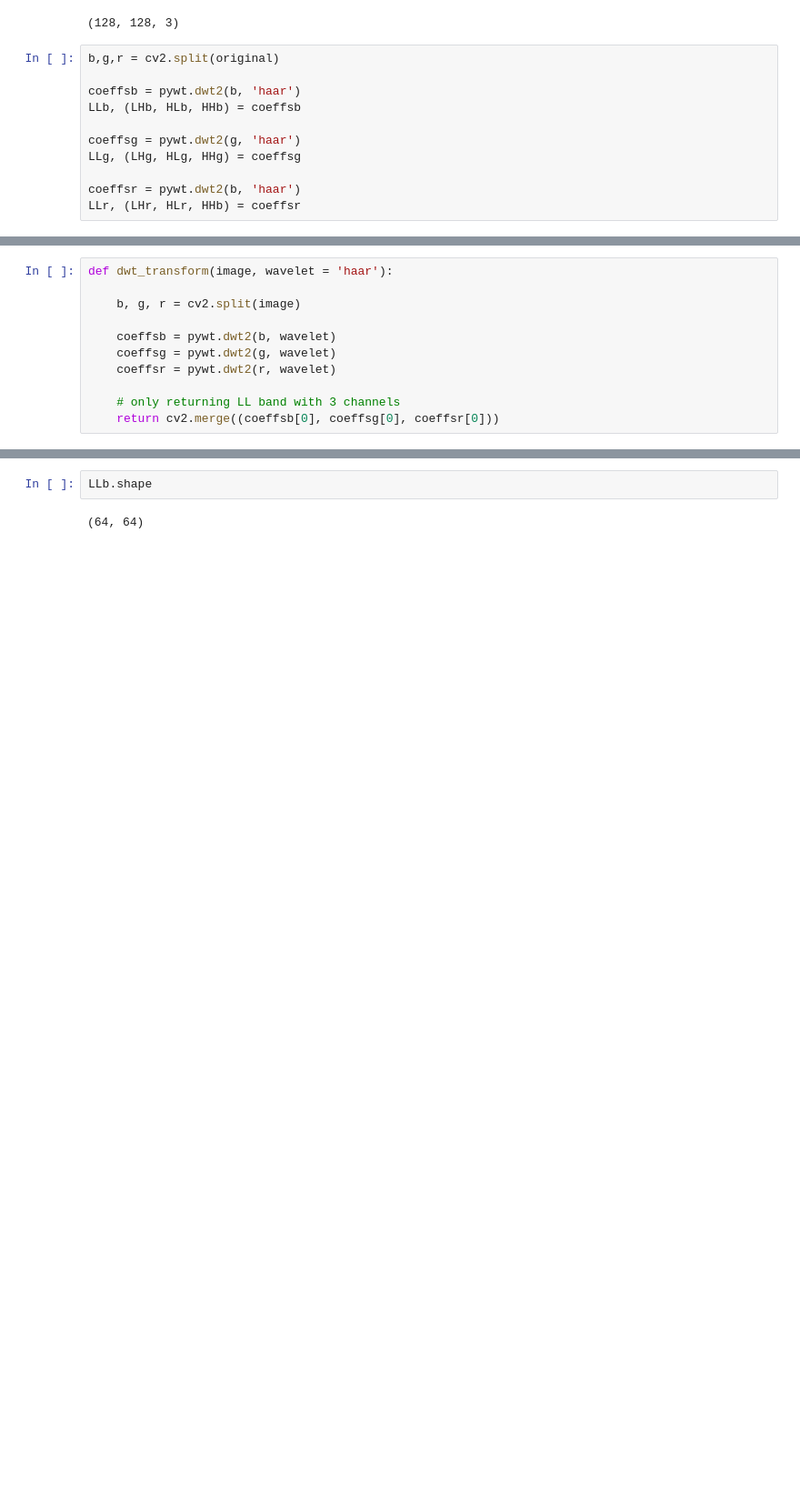
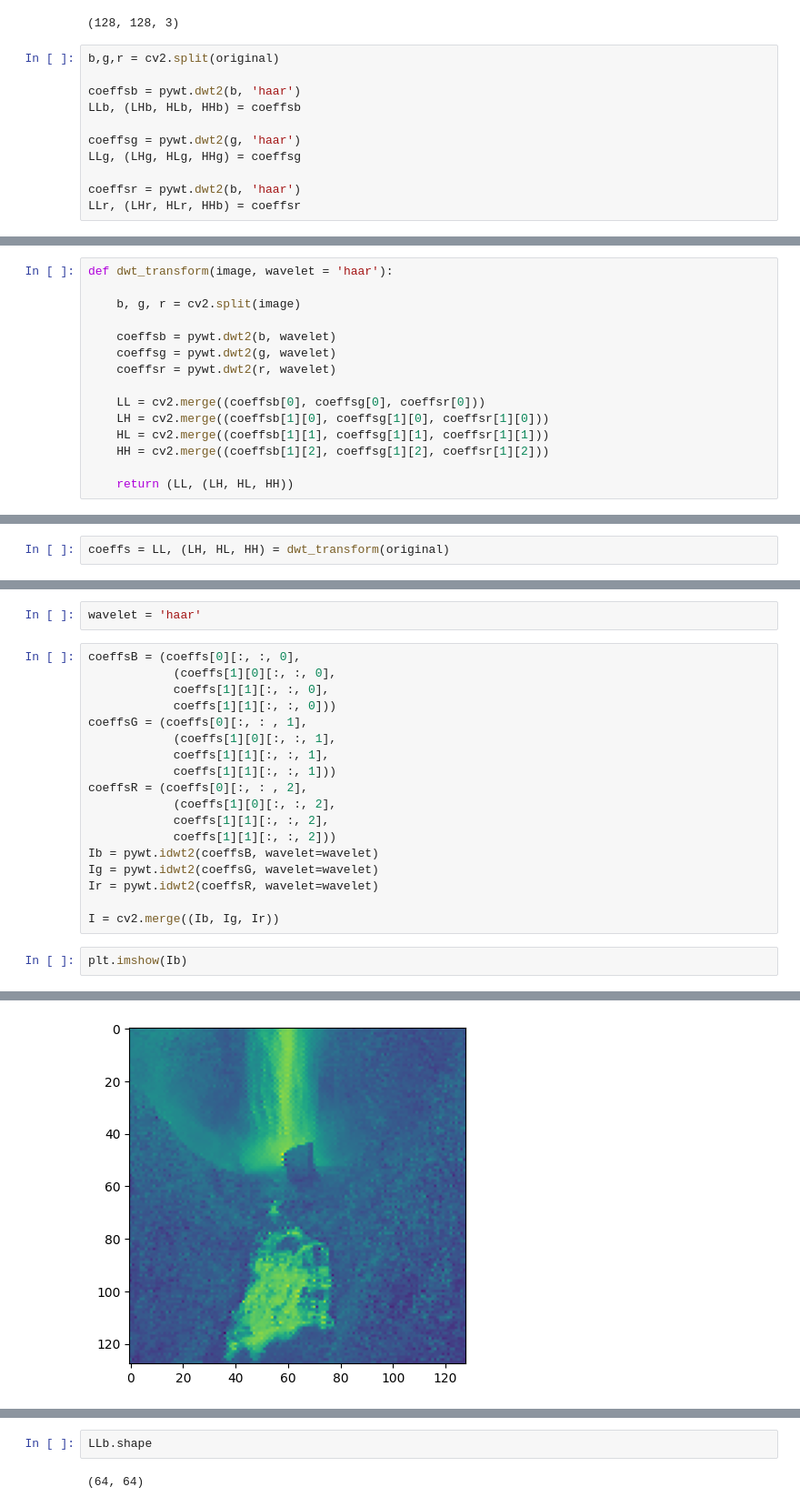
Before and after one commit to onusho/watermarking, a Jupyter notebook: ManashCode/experiment.ipynb, the cells around one changed output, grey strips where cells are left out. Shown at 91% size. Saved outputs shown, nothing was run; the diff lists cells and outputs as text; blank space fills up the shorter version.

```diff
--- a/ManashCode/experiment.ipynb
+++ b/ManashCode/experiment.ipynb
@@ -99,5 +108,9 @@ def dwt_transform(image, wavelet = 'haar'):
     coeffsg = pywt.dwt2(g, wavelet)
     coeffsr = pywt.dwt2(r, wavelet)
 
-    # only returning LL band with 3 channels
-    return cv2.merge((coeffsb[0], coeffsg[0], coeffsr[0]))
+    LL = cv2.merge((coeffsb[0], coeffsg[0], coeffsr[0]))
+    LH = cv2.merge((coeffsb[1][0], coeffsg[1][0], coeffsr[1][0]))
+    HL = cv2.merge((coeffsb[1][1], coeffsg[1][1], coeffsr[1][1]))
+    HH = cv2.merge((coeffsb[1][2], coeffsg[1][2], coeffsr[1][2]))
+
+    return (LL, (LH, HL, HH))
@@ -107,0 +117,2 @@ dwt_transform(original).shape
+# %%
+coeffs = LL, (LH, HL, HH) = dwt_transform(original)
@@ -121,0 +131,23 @@ array([[ True,  True,  True, ...,  True,  True,  True],
+# %%
+wavelet = 'haar'
+# %%
+coeffsB = (coeffs[0][:, :, 0],
+            (coeffs[1][0][:, :, 0],
+            coeffs[1][1][:, :, 0],
+            coeffs[1][1][:, :, 0]))
+coeffsG = (coeffs[0][:, : , 1],
+            (coeffs[1][0][:, :, 1],
+            coeffs[1][1][:, :, 1],
+            coeffs[1][1][:, :, 1]))
+coeffsR = (coeffs[0][:, : , 2],
+            (coeffs[1][0][:, :, 2],
+            coeffs[1][1][:, :, 2],
+            coeffs[1][1][:, :, 2]))
+Ib = pywt.idwt2(coeffsB, wavelet=wavelet)
+Ig = pywt.idwt2(coeffsG, wavelet=wavelet)
+Ir = pywt.idwt2(coeffsR, wavelet=wavelet)
+
+I = cv2.merge((Ib, Ig, Ir))
+# %%
+plt.imshow(Ib)
+# %% [output]
@@ -121,0 +155 @@ array([[ True,  True,  True, ...,  True,  True,  True],
+[figure, added]
```
Also changed, not shown: parts of 28 cells of this notebook, 1 other file.
